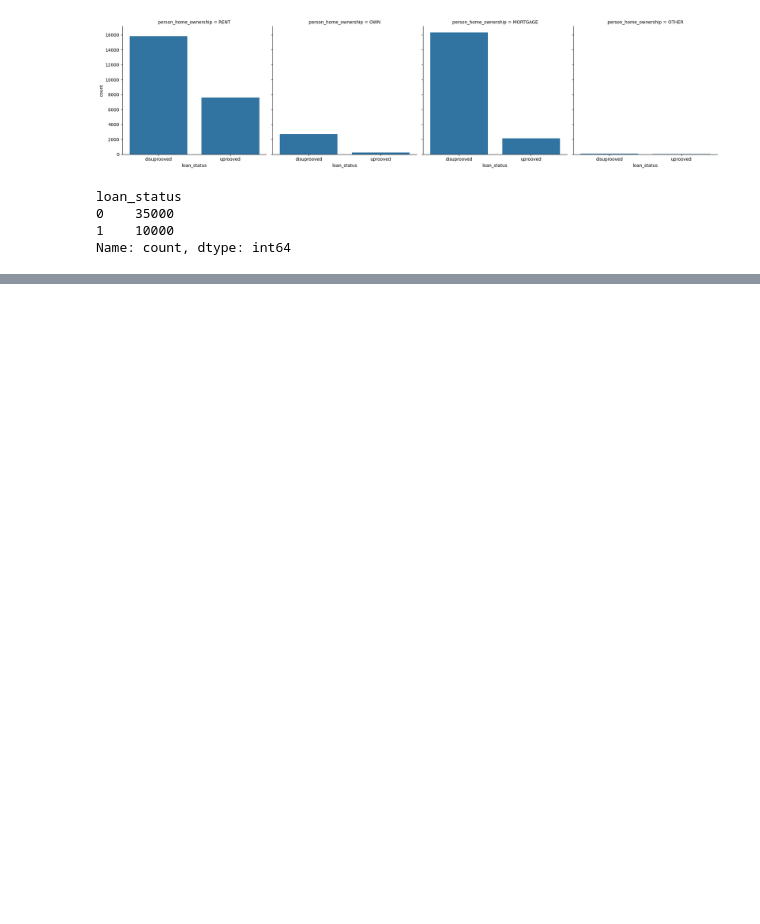
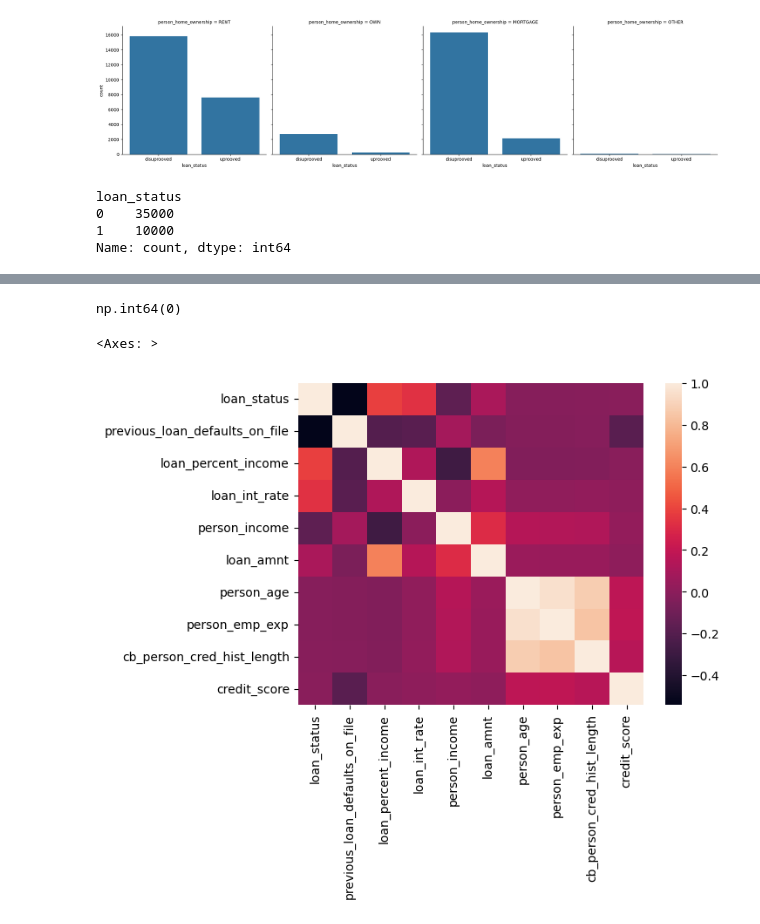
Before and after one commit to trudova/PYtorch_projects_all_inOne, a Jupyter notebook: Proj1_loan_aprooval/exploar_data.ipynb, the cells around one changed output, grey strips where cells are left out. Drawn from its saved outputs; the diff is of its cells as text; code cells hidden in the pictures; blank space fills up the shorter version.

```diff
--- a/Proj1_loan_aprooval/exploar_data.ipynb
+++ b/Proj1_loan_aprooval/exploar_data.ipynb
@@ -76,0 +146,4 @@ plt.xticks([0,1], labels=['disuprooved', 'uprooved']);
+# %%
+df= df.drop(columns=['person_gender'])
+
+df = df.reset_index(drop=True)
@@ -76,0 +194,2 @@ plt.xticks([0,1], labels=['disuprooved', 'uprooved']);
+# %%
+df = df.drop(columns=['person_education','person_home_ownership', 'loan_intent'])
@@ -76,0 +235,3 @@ plt.xticks([0,1], labels=['disuprooved', 'uprooved']);
+# %%
+mosr_corelated_values = np.abs((df.corr()['loan_status'])).sort_values(ascending=False).iloc[:10]
+mosr_corelated_values
@@ -76,0 +250,12 @@ plt.xticks([0,1], labels=['disuprooved', 'uprooved']);
+# %%
+mosr_corelated_values = mosr_corelated_values.index.to_list()
+df = df[mosr_corelated_values]
+# %%
+df.isna().any(axis=1).sum()
+# %% [output]
+np.int64(0)
+# %%
+sns.heatmap(df.corr())
+# %% [output]
+<Axes: >
+[figure, added]
```
Also changed, not shown: parts of 21 cells of this notebook, 2 other files.
